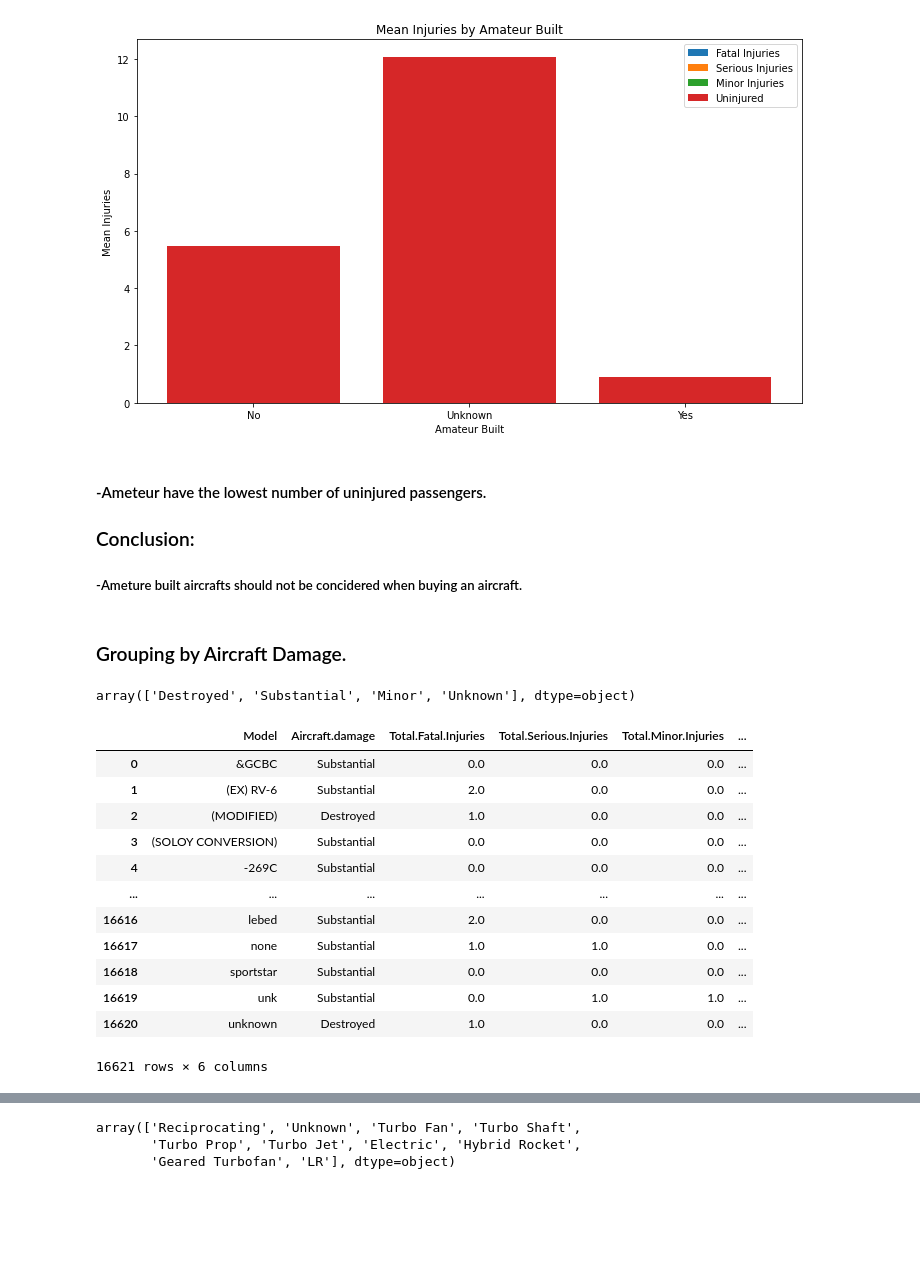
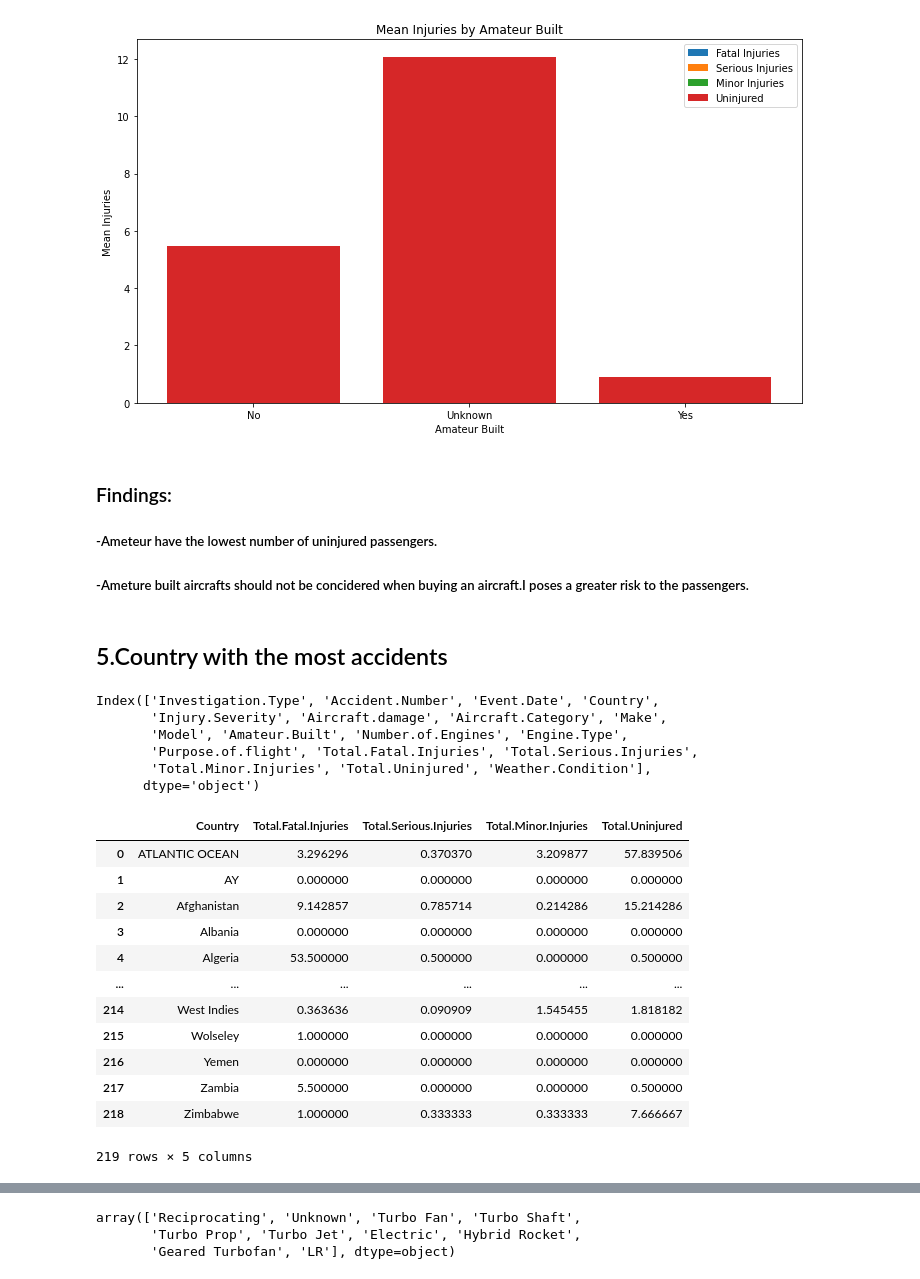
Before and after one commit to nyange21/dsc-phase-1-project-v3, a Jupyter notebook: student.ipynb, the cells around one changed output, grey strips where cells are left out. Saved outputs shown, nothing was run; the diff lists cells and outputs as text; code cells hidden in the pictures; blank space fills up the shorter version.

```diff
--- a/student.ipynb
+++ b/student.ipynb
@@ -147,3 +147,9 @@ Broad.phase.of.flight     27165
 Report.Status              6381
 Publication.Date          15230
 dtype: int64
+# %%
+
+df['Aircraft.Category'].dropna(inplace=True)
+df['Aircraft.Category'].replace('UNK','Unknown', inplace = True)
+df['Aircraft.Category'].replace('Unk','Unknown', inplace = True)
+df['Aircraft.Category'].unique()
@@ -150,7 +160,8 @@ dtype: int64
 # %%
 # Droping columns with High number of missing values
-columns_to_drop= ['Latitude','Longitude','Airport.Code','Airport.Name','Aircraft.Category','FAR.Description','Schedule','Air.carrier','Broad.phase.of.flight']
+columns_to_drop= ['Latitude','Longitude','Airport.Code','Airport.Name','FAR.Description','Schedule','Air.carrier','Broad.phase.of.flight']
 df=df.drop(columns=columns_to_drop )
+
 df
 # %% [output]
 |  | Event.Id | Investigation.Type | Accident.Number | Event.Date | Location | Country | Injury.Severity | ... |
@@ -227,7 +238,7 @@ df['Event.Id'].nunique()
 87951
 # %%
 # Dropping unnecessary columns
-Drop_columns=['Publication.Date','Report.Status','Registration.Number','Location','Country','Event.Id']
+Drop_columns=['Publication.Date','Report.Status','Registration.Number','Location','Event.Id']
 df=df.drop(columns=Drop_columns)
 # %%
 df.shape
@@ -493,35 +557,40 @@ plt.show()
 # %% [output]
 [figure]
 # %% [markdown]
-#### -Ameteur have the lowest number of uninjured passengers.
-### Conclusion:
-##### -Ameture built aircrafts should not be concidered when buying an aircraft.
+### Findings:
+##### -Ameteur have the lowest number of uninjured passengers.
+##### -Ameture built aircrafts should not be concidered when buying an aircraft.I poses a greater risk to the passengers.
-# %% [markdown]
-### Grouping by Aircraft Damage.
-# %%
-df['Aircraft.damage'].unique()
-# %% [output]
-array(['Destroyed', 'Substantial', 'Minor', 'Unknown'], dtype=object)
+# %% [markdown]
+## 5.Country with the most accidents
+# %%
+df.columns
+# %% [output]
+Index(['Investigation.Type', 'Accident.Number', 'Event.Date', 'Country',
+       'Injury.Severity', 'Aircraft.damage', 'Aircraft.Category', 'Make',
+       'Model', 'Amateur.Built', 'Number.of.Engines', 'Engine.Type',
+       'Purpose.of.flight', 'Total.Fatal.Injuries', 'Total.Serious.Injuries',
+       'Total.Minor.Injuries', 'Total.Uninjured', 'Weather.Condition'],
+      dtype='object')
 # %%
-# Checking how the aircraft damage relates with the type of injuries
-damage_group=damage_group=df.groupby(['Model','Aircraft.damage']).agg({
+# Checking how the aircraft damage of each model relates with the type of injuries
+Country_group=df.groupby(['Country']).agg({
     'Total.Fatal.Injuries': 'mean',
     'Total.Serious.Injuries': 'mean',
     'Total.Minor.Injuries': 'mean',
     'Total.Uninjured': 'mean'
 }).reset_index()
-damage_group
+Country_group
 # %% [output]
-|  | Model | Aircraft.damage | Total.Fatal.Injuries | Total.Serious.Injuries | Total.Minor.Injuries | ... |
-| 0 | &GCBC | Substantial | 0.0 | 0.0 | 0.0 | ... |
-| 1 | (EX) RV-6 | Substantial | 2.0 | 0.0 | 0.0 | ... |
-| 2 | (MODIFIED) | Destroyed | 1.0 | 0.0 | 0.0 | ... |
-| 3 | (SOLOY CONVERSION) | Substantial | 0.0 | 0.0 | 0.0 | ... |
-| 4 | -269C | Substantial | 0.0 | 0.0 | 0.0 | ... |
-| ... | ... | ... | ... | ... | ... | ... |
-| 16616 | lebed | Substantial | 2.0 | 0.0 | 0.0 | ... |
-| 16617 | none | Substantial | 1.0 | 1.0 | 0.0 | ... |
-| 16618 | sportstar | Substantial | 0.0 | 0.0 | 0.0 | ... |
-| 16619 | unk | Substantial | 0.0 | 1.0 | 1.0 | ... |
-| 16620 | unknown | Destroyed | 1.0 | 0.0 | 0.0 | ... |
+|  | Country | Total.Fatal.Injuries | Total.Serious.Injuries | Total.Minor.Injuries | Total.Uninjured |
+| 0 | ATLANTIC OCEAN | 3.296296 | 0.370370 | 3.209877 | 57.839506 |
+| 1 | AY | 0.000000 | 0.000000 | 0.000000 | 0.000000 |
+| 2 | Afghanistan | 9.142857 | 0.785714 | 0.214286 | 15.214286 |
+| 3 | Albania | 0.000000 | 0.000000 | 0.000000 | 0.000000 |
+| 4 | Algeria | 53.500000 | 0.500000 | 0.000000 | 0.500000 |
+| ... | ... | ... | ... | ... | ... |
+| 214 | West Indies | 0.363636 | 0.090909 | 1.545455 | 1.818182 |
+| 215 | Wolseley | 1.000000 | 0.000000 | 0.000000 | 0.000000 |
+| 216 | Yemen | 0.000000 | 0.000000 | 0.000000 | 0.000000 |
+| 217 | Zambia | 5.500000 | 0.000000 | 0.000000 | 0.500000 |
+| 218 | Zimbabwe | 1.000000 | 0.333333 | 0.333333 | 7.666667 |
-16621 rows × 6 columns
+219 rows × 5 columns
```
Also changed, not shown: parts of 37 cells of this notebook.
